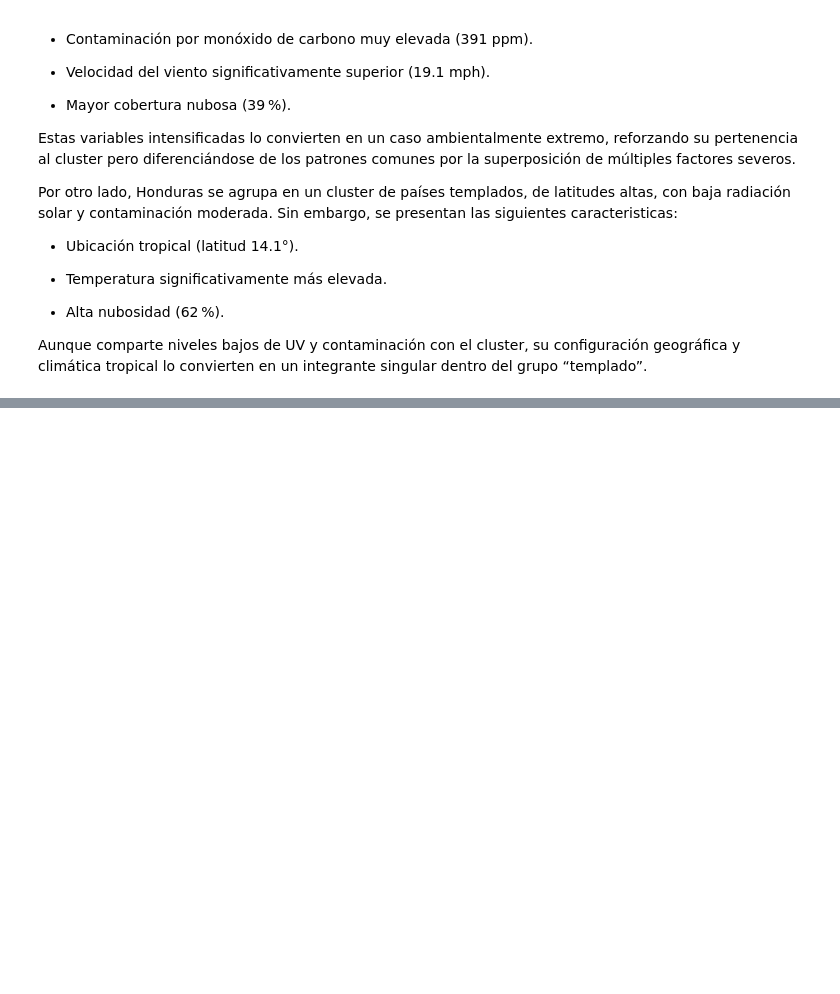
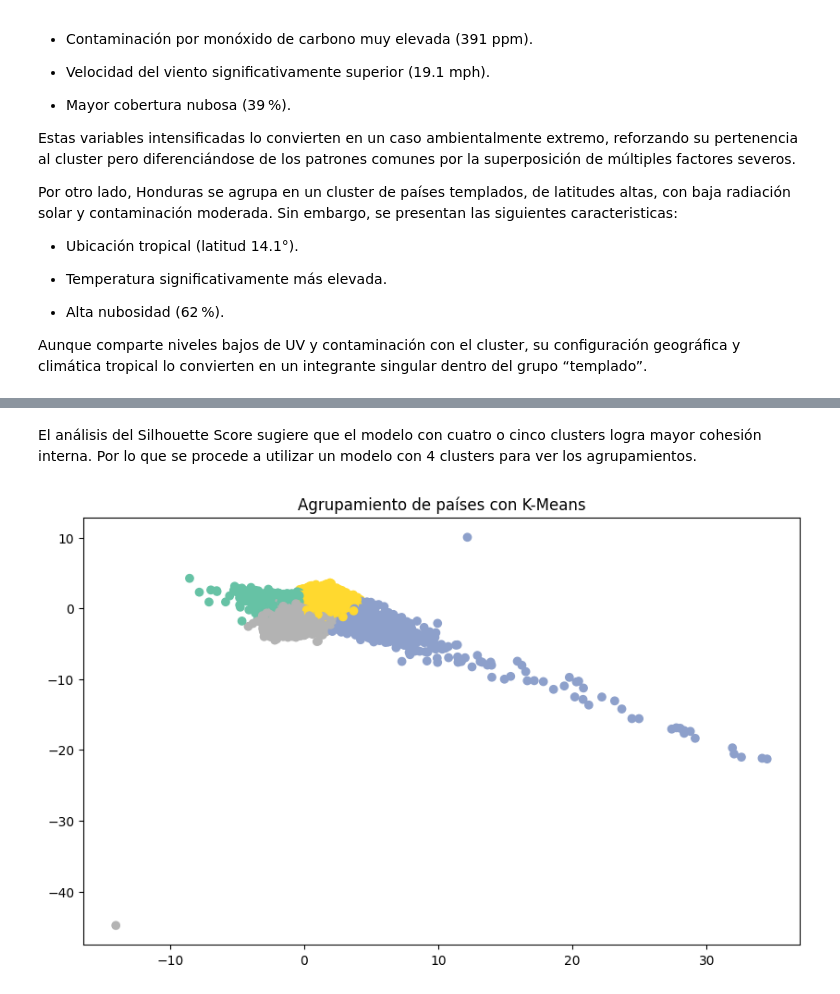
Before and after one commit to BelenUrdangarin/Integrador-Urdangarin---Olivera, a Jupyter notebook: Pre_entrega_4(Urdangarin_Olivera).ipynb, the cells around one changed output, grey strips where cells are left out. Saved outputs shown, nothing was run; the diff lists cells and outputs as text; code cells hidden in the pictures; blank space fills up the shorter version.

```diff
--- a/Pre_entrega_4(Urdangarin_Olivera).ipynb
+++ b/Pre_entrega_4(Urdangarin_Olivera).ipynb
@@ -240,0 +276,22 @@ La separacion en tres grupos no es lo mas acertado en este caso, ya que deja a m
+# %% [markdown]
+El análisis del Silhouette Score sugiere que el modelo con cuatro o cinco clusters logra mayor cohesión interna. Por lo que se procede a utilizar un modelo con 4 clusters para ver los agrupamientos.
+# %%
+Cmeans = KMeans(n_clusters=4, random_state=42)
+clusters = Cmeans.fit_predict(clim_scal)
+#Asignamos cada país a un cluster segun los patrones que el algoritmo encuentre
+clim_pais_fil['Cluster'] = clusters #Sumamos las columnas de clusters al DF original
+
+#Graficamos los clusters
+#PCA es una reducción dimensional que encuentra las componentes principales que captura la mayor varianza en la data.
+#PCA toma todas las variables y busca las direcciones que más varían en el conjunto de datos.
+pca = PCA(n_components=2)
+X_pca = pca.fit_transform(clim_scal) #Acá se aplica PCA al df ya escalado
+
+plt.figure(figsize=(10, 6))
+plt.scatter(X_pca[:, 0], X_pca[:, 1], c=clusters, cmap='Set2')
+plt.title('Agrupamiento de países con K-Means')
+#Graficamos los clusters
+pca = PCA(n_components=2)
+X_pca = pca.fit_transform(clim_scal)
+# %% [output]
+[figure, added]
```
Also changed, not shown: parts of 7 cells of this notebook.
